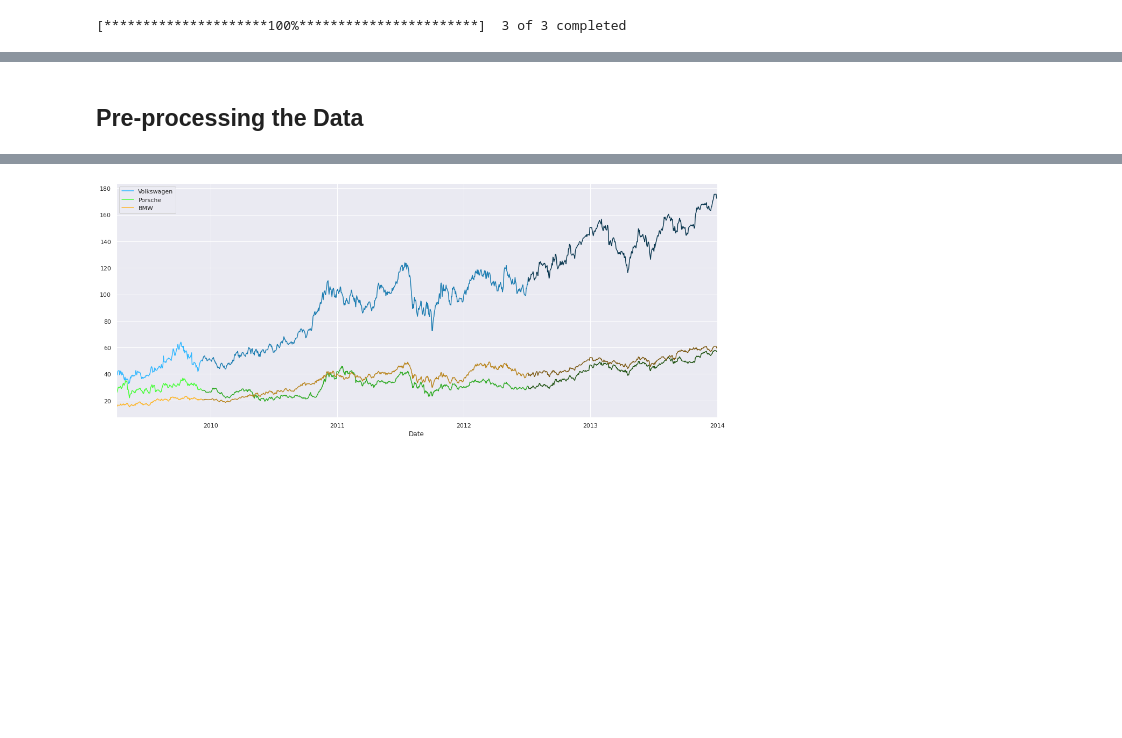
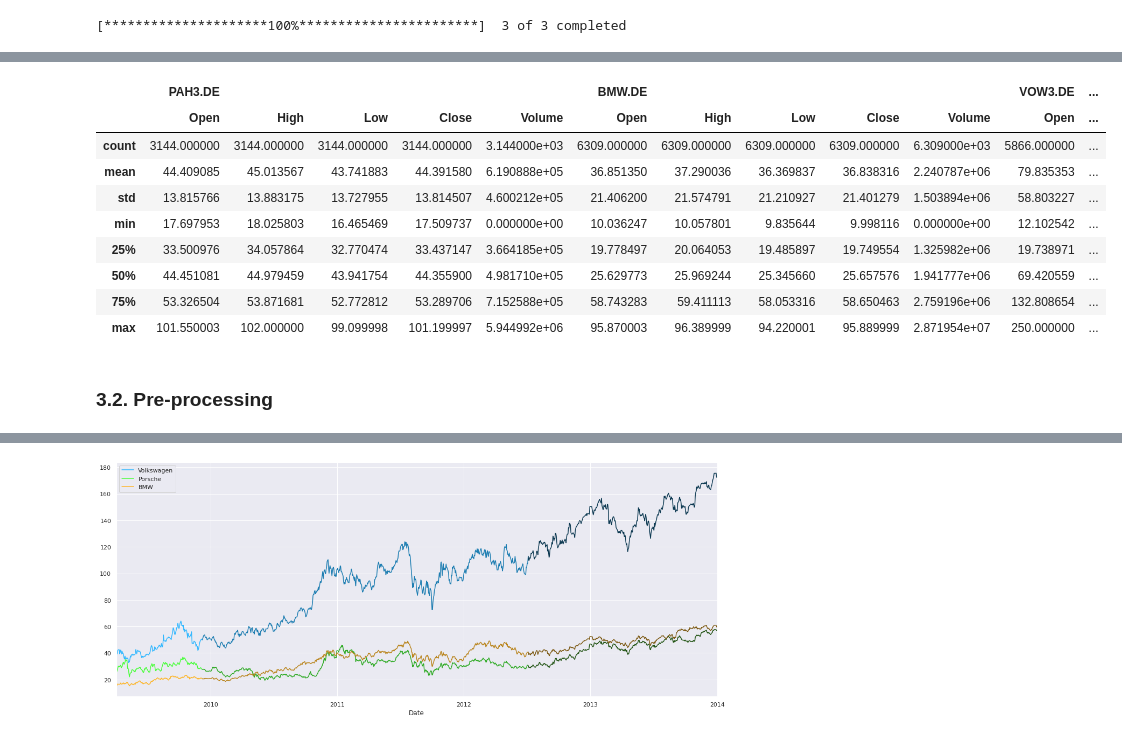
Before and after one commit to eozhisarcikli/analysis-of-vw-buyout-of-porsche, a Jupyter notebook: Data Pre-Processing & Modelling.ipynb, the cells around one changed output, grey strips where cells are left out. Cells and saved outputs as stored; diff of their text form; code cells hidden in the pictures; blank space fills up the shorter version.

```diff
--- a/Data Pre-Processing & Modelling.ipynb
+++ b/Data Pre-Processing & Modelling.ipynb
@@ -50,5 +103,18 @@ d_gate = '2015-09-20'
+# %%
+df.describe()
+# %% [output]
+|  | PAH3.DE |  |  |  |  | BMW.DE |  |  |  |  | VOW3.DE | ... |
+|  | Open | High | Low | Close | Volume | Open | High | Low | Close | Volume | Open | ... |
+| count | 3144.000000 | 3144.000000 | 3144.000000 | 3144.000000 | 3.144000e+03 | 6309.000000 | 6309.000000 | 6309.000000 | 6309.000000 | 6.309000e+03 | 5866.000000 | ... |
+| mean | 44.409085 | 45.013567 | 43.741883 | 44.391580 | 6.190888e+05 | 36.851350 | 37.290036 | 36.369837 | 36.838316 | 2.240787e+06 | 79.835353 | ... |
+| std | 13.815766 | 13.883175 | 13.727955 | 13.814507 | 4.600212e+05 | 21.406200 | 21.574791 | 21.210927 | 21.401279 | 1.503894e+06 | 58.803227 | ... |
+| min | 17.697953 | 18.025803 | 16.465469 | 17.509737 | 0.000000e+00 | 10.036247 | 10.057801 | 9.835644 | 9.998116 | 0.000000e+00 | 12.102542 | ... |
+| 25% | 33.500976 | 34.057864 | 32.770474 | 33.437147 | 3.664185e+05 | 19.778497 | 20.064053 | 19.485897 | 19.749554 | 1.325982e+06 | 19.738971 | ... |
+| 50% | 44.451081 | 44.979459 | 43.941754 | 44.355900 | 4.981710e+05 | 25.629773 | 25.969244 | 25.345660 | 25.657576 | 1.941777e+06 | 69.420559 | ... |
+| 75% | 53.326504 | 53.871681 | 52.772812 | 53.289706 | 7.152588e+05 | 58.743283 | 59.411113 | 58.053316 | 58.650463 | 2.759196e+06 | 132.808654 | ... |
+| max | 101.550003 | 102.000000 | 99.099998 | 101.199997 | 5.944992e+06 | 95.870003 | 96.389999 | 94.220001 | 95.889999 | 2.871954e+07 | 250.000000 | ... |
 # %% [markdown]
-## Pre-processing the Data
+### 3.2. Pre-processing
 # %%
 # Extracting Closing Prices
 df['vol'] = df['VOW3.DE'].Close
```
Also changed, not shown: parts of 40 cells of this notebook.
